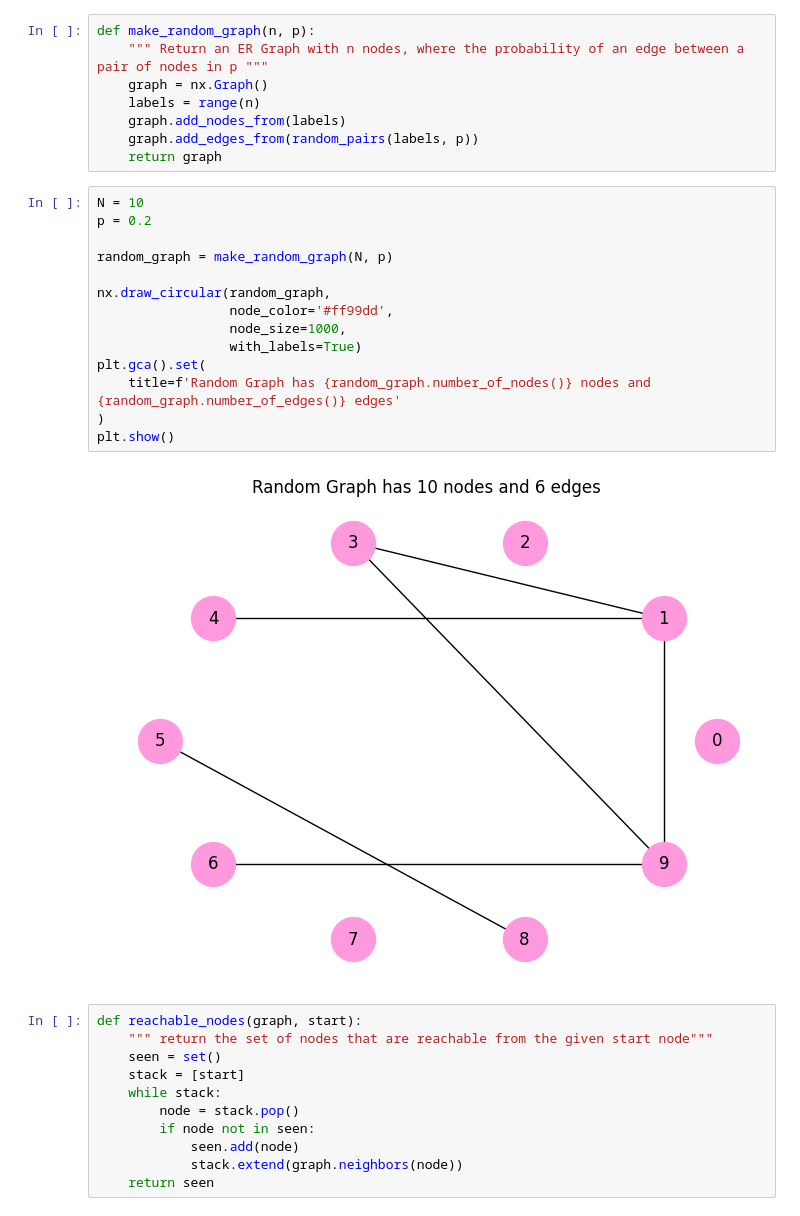
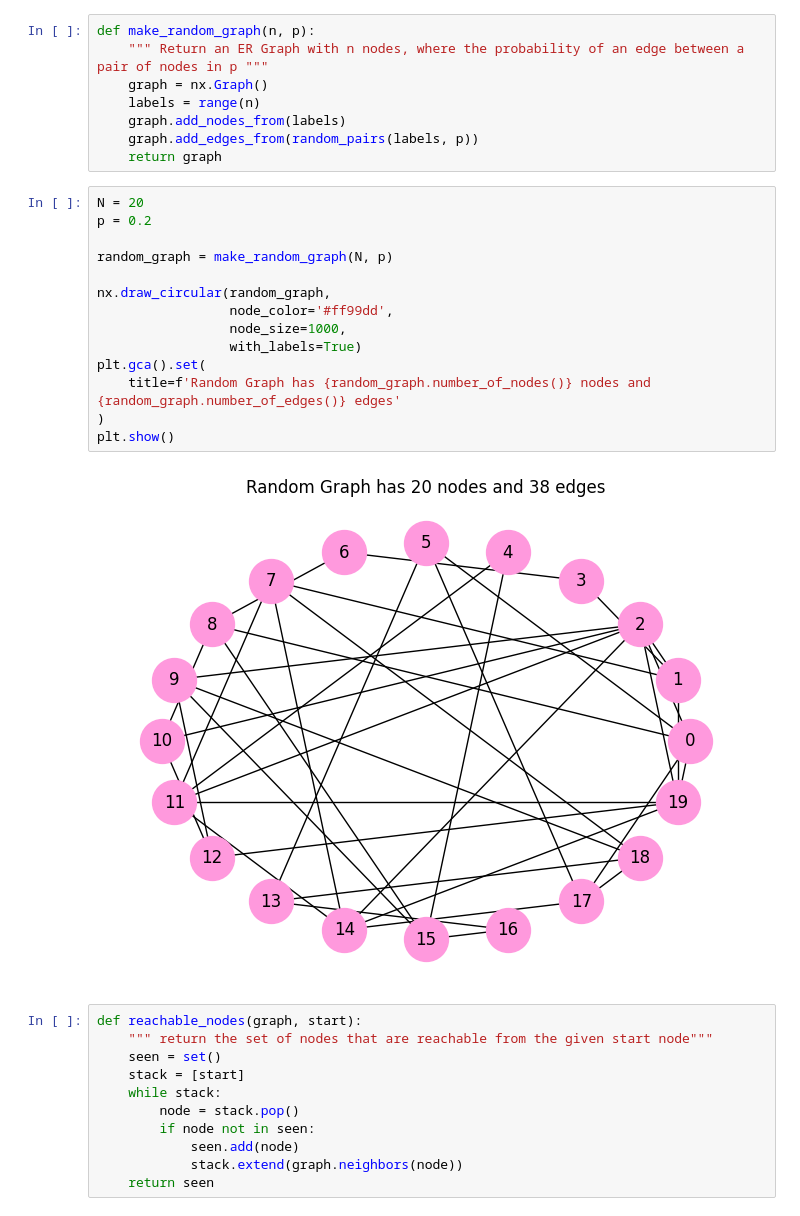
Before and after one commit to Vashusingh44/cap-comp215, a Jupyter notebook: labs/lab04-graphs.ipynb, the cells around one changed output. Saved outputs shown, nothing was run; the diff lists cells and outputs as text.

```diff
--- a/labs/lab04-graphs.ipynb
+++ b/labs/lab04-graphs.ipynb
@@ -72,21 +72,21 @@ def make_random_graph(n, p):
     graph.add_edges_from(random_pairs(labels, p))
     return graph
 # %%
-N = 10
+N = 20
 p = 0.2
 
 random_graph = make_random_graph(N, p)
 
 nx.draw_circular(random_graph,
                  node_color='#ff99dd',
                  node_size=1000,
                  with_labels=True)
 plt.gca().set(
     title=f'Random Graph has {random_graph.number_of_nodes()} nodes and {random_graph.number_of_edges()} edges'
 )
 plt.show()
 # %% [output]
-[figure, old version]
+[figure, new version]
 # %%
 def reachable_nodes(graph, start):
     """ return the set of nodes that are reachable from the given start node"""
```
